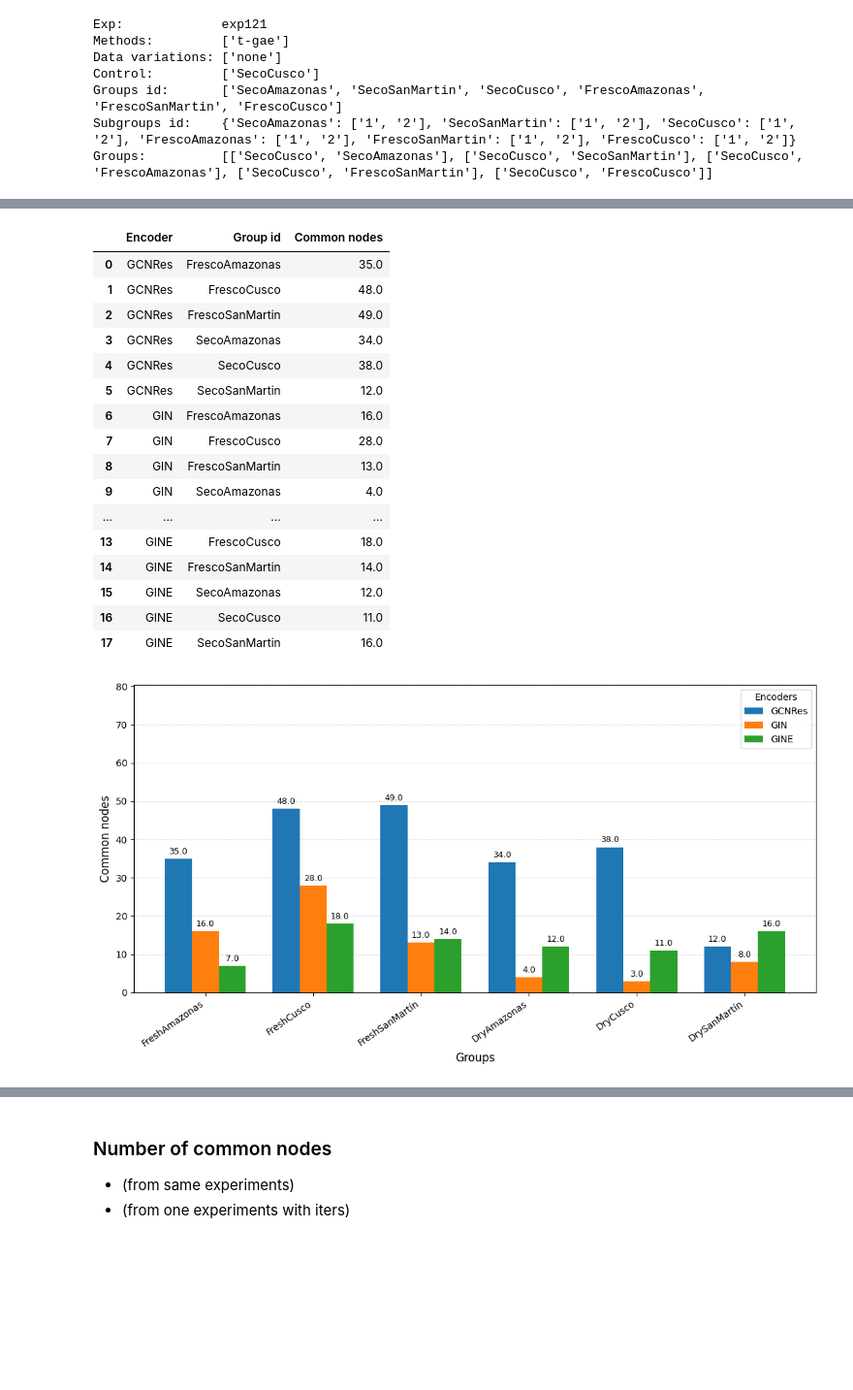
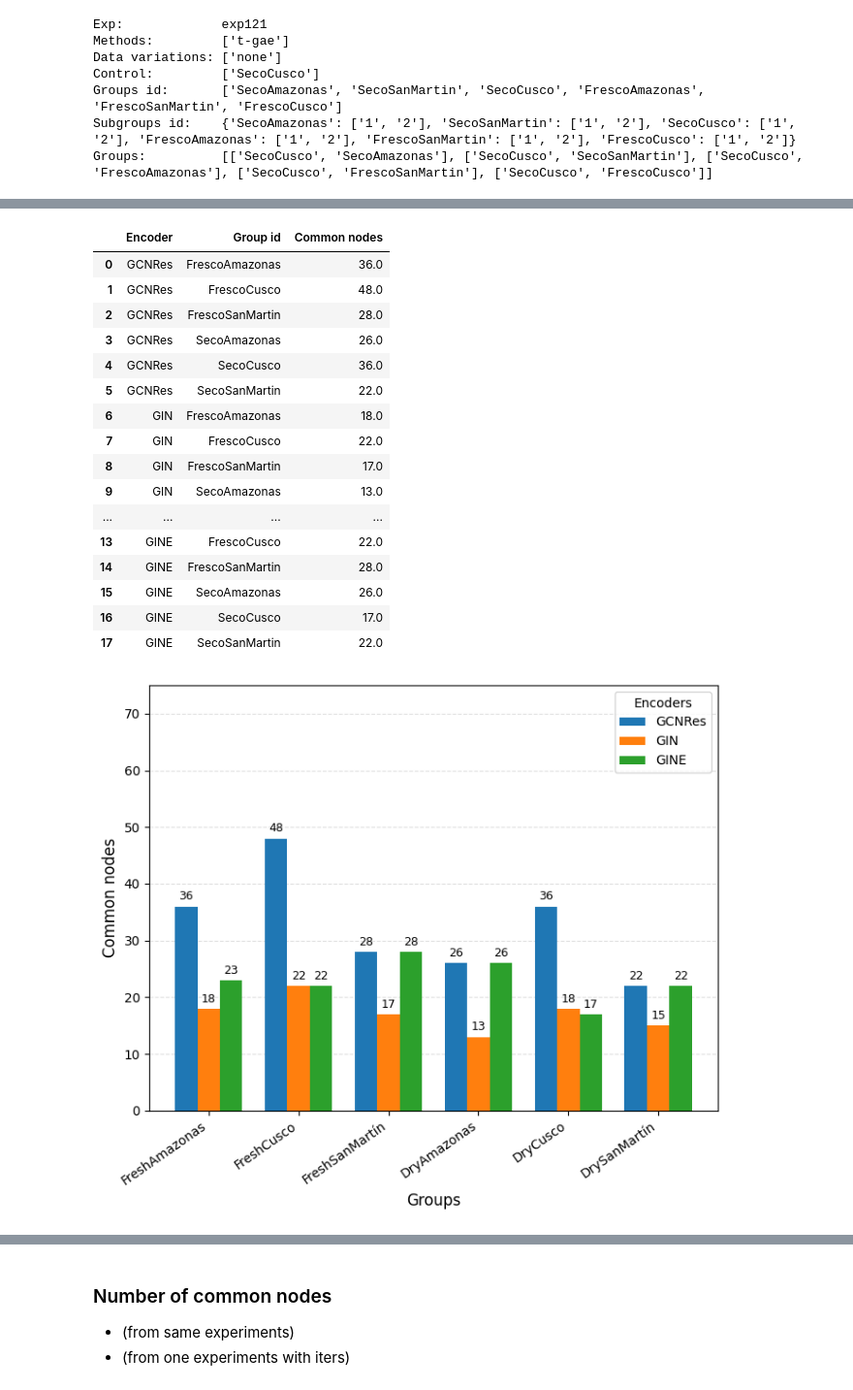
Before and after one commit to win7/T-GAE_PyG, a Jupyter notebook: utils.ipynb, the cells around one changed output, grey strips where cells are left out. Shown at 97% size. Saved outputs shown, nothing was run; the diff lists cells and outputs as text; code cells hidden in the pictures; blank space fills up the shorter version.

```diff
--- a/utils.ipynb
+++ b/utils.ipynb
@@ -1573,7 +1576,7 @@ encoders = ["GCNRes", "GIN", "GINE"] # ["GCNRes", "GCN", "GIN", "GINE"]
 # Comparison
 list_data = []
 retrievals = ["", "_l2", "_cosine"]
-iters = [6, 7]#, 2, 3, 4, 5] # , 3, 4, 5, 6, 7, 8, 9, 10]
+iters = [16, 17, 18, 19, 20] #, 2, 3, 4, 5] # , 3, 4, 5, 6, 7, 8, 9, 10]
 operator = "intersection" # Change union, intersection
 
 for retrieval in retrievals:
@@ -1607,7 +1610,7 @@ for retrieval in retrievals:
 
 			# Save common nodes
 			df_nodes_id_operator = pd.DataFrame(list_nodes_id_operator)
-			df_nodes_id_operator.sort_values(by=0, inplace=True)
+			# df_nodes_id_operator.sort_values(by=0, inplace=True)
 			df_nodes_id_operator.to_csv(f"experiments/output/{exp}/common_nodes/operators/{encoder}_{group_id}{retrieval}_{operator}.csv", index=None, header=None)
 
 df_results = pd.DataFrame(list_data, columns=["Group id", "Encoder", "Retrieval", "Common nodes", "Total nodes", "Ids common nodes", "Ids nodes"])
@@ -1629,4 +1632,4 @@ df_results
 # %%
-y_max = 70 # df_results["Common nodes"].max() # Change
+y_max = 75 # df_results["Common nodes"].max() # Change
 y_max
 # %% [output]
@@ -1634,5 +1637,5 @@ y_max
 # %%
-retrieval = retrievals[2] # Change
+retrieval = retrievals[0] # Change
 df_results_ = df_results[df_results["Retrieval"] == retrieval] # df_results.copy(), df_results[df_results["Retrieval"] == "_cosine"]
 df_results_
 # %% [output]
@@ -1662,22 +1661,22 @@ df_grouped = (
 df_grouped
 # %% [output]
 |  | Encoder | Group id | Common nodes |
-| 0 | GCNRes | FrescoAmazonas | 35.0 |
+| 0 | GCNRes | FrescoAmazonas | 36.0 |
 | 1 | GCNRes | FrescoCusco | 48.0 |
-| 2 | GCNRes | FrescoSanMartin | 49.0 |
-| 3 | GCNRes | SecoAmazonas | 34.0 |
-| 4 | GCNRes | SecoCusco | 38.0 |
-| 5 | GCNRes | SecoSanMartin | 12.0 |
-| 6 | GIN | FrescoAmazonas | 16.0 |
-| 7 | GIN | FrescoCusco | 28.0 |
-| 8 | GIN | FrescoSanMartin | 13.0 |
-| 9 | GIN | SecoAmazonas | 4.0 |
+| 2 | GCNRes | FrescoSanMartin | 28.0 |
+| 3 | GCNRes | SecoAmazonas | 26.0 |
+| 4 | GCNRes | SecoCusco | 36.0 |
+| 5 | GCNRes | SecoSanMartin | 22.0 |
+| 6 | GIN | FrescoAmazonas | 18.0 |
+| 7 | GIN | FrescoCusco | 22.0 |
+| 8 | GIN | FrescoSanMartin | 17.0 |
+| 9 | GIN | SecoAmazonas | 13.0 |
 | ... | ... | ... | ... |
-| 13 | GINE | FrescoCusco | 18.0 |
-| 14 | GINE | FrescoSanMartin | 14.0 |
-| 15 | GINE | SecoAmazonas | 12.0 |
-| 16 | GINE | SecoCusco | 11.0 |
-| 17 | GINE | SecoSanMartin | 16.0 |
+| 13 | GINE | FrescoCusco | 22.0 |
+| 14 | GINE | FrescoSanMartin | 28.0 |
+| 15 | GINE | SecoAmazonas | 26.0 |
+| 16 | GINE | SecoCusco | 17.0 |
+| 17 | GINE | SecoSanMartin | 22.0 |
 # %%
 map_group = {
 	"FrescoAmazonas": "FreshAmazonas",
@@ -1690,7 +1689,7 @@ map_group = {
 
 df_grouped["Group id"] = df_grouped["Group id"].map(map_group)
 # %%
-save = False # Change
+save = True # Change
 
 # Reshape the data for grouped bar plotting
 df_pivot = df_grouped.pivot(index="Group id", columns="Encoder", values="Common nodes")
@@ -1707,36 +1706,38 @@ encoder_order = ["GCNRes", "GIN", "GINE"]
 df_pivot = df_pivot.loc[group_order, encoder_order]
 
 # Create the grouped bar chart
-fig, ax = plt.subplots(figsize=(11, 6))
+fig, ax = plt.subplots(figsize=(7, 6)) # Change
 
 x = np.arange(len(group_order))
 width = 0.25
 
 for i, encoder in enumerate(encoder_order):
     offset = (i - (len(encoder_order) - 1) / 2) * width
     bars = ax.bar(
         x + offset,
         df_pivot[encoder],
         width=width,
         label=encoder
     )
-    ax.bar_label(bars, fmt="%.1f", padding=3, fontsize=9)
+    # ax.bar_label(bars, fmt="%.1f", padding=3, fontsize=9)
+    ax.bar_label(bars, fmt="%d", padding=3, fontsize=9)
 
 # Configure the chart
 ax.set_xlabel("Groups", fontsize=12)
 ax.set_ylabel("Common nodes", fontsize=12)
 ax.set_xticks(x)
 ax.set_xticklabels(group_order, rotation=35, ha="right")
 ax.legend(title="Encoders")
-ax.set_ylim(0, y_max * 1.15)
+ax.set_ylim(0, y_max)
 ax.grid(axis="y", linestyle="--", alpha=0.4)
 ax.set_axisbelow(True)
 
 plt.tight_layout()
 
 # Save the figure
 if save:
     fig.savefig(f"experiments/output/{exp}/plots/comparison_common_nodes{retrieval}.pdf", bbox_inches="tight")
 plt.show()
+print(retrieval)
 # %% [output]
-[figure, old version]
+[figure, new version]
```
Also changed, not shown: parts of 12 cells of this notebook, 5 other files.
